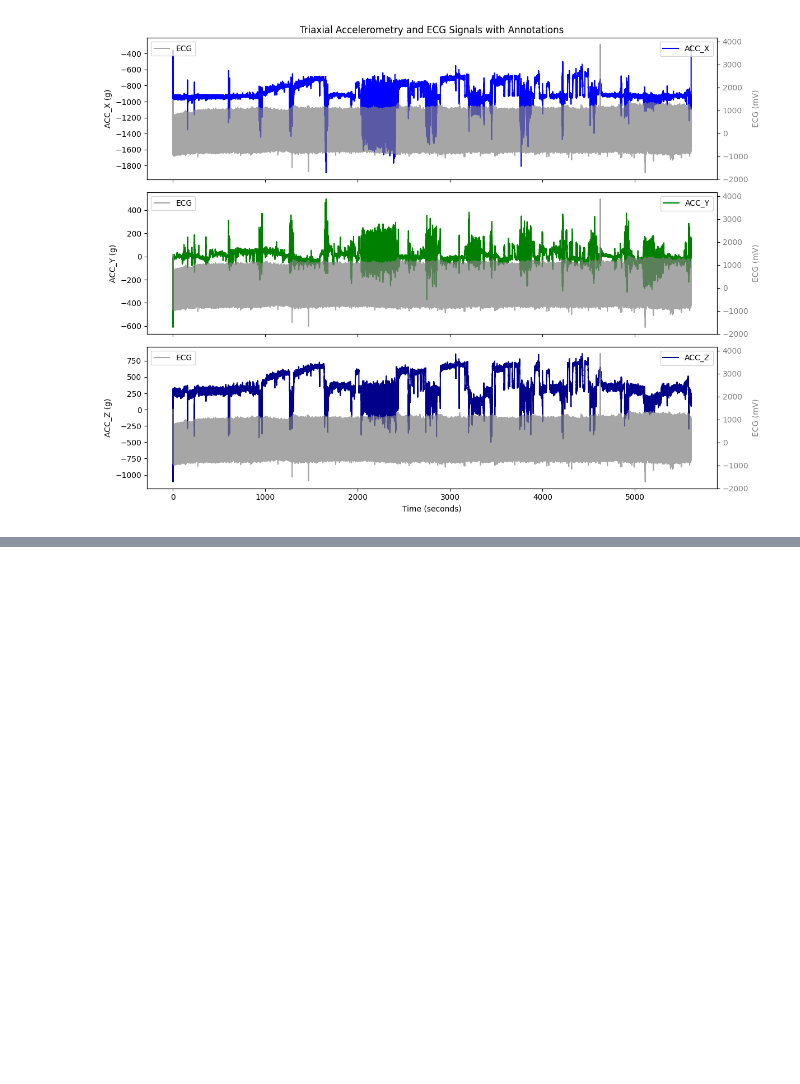
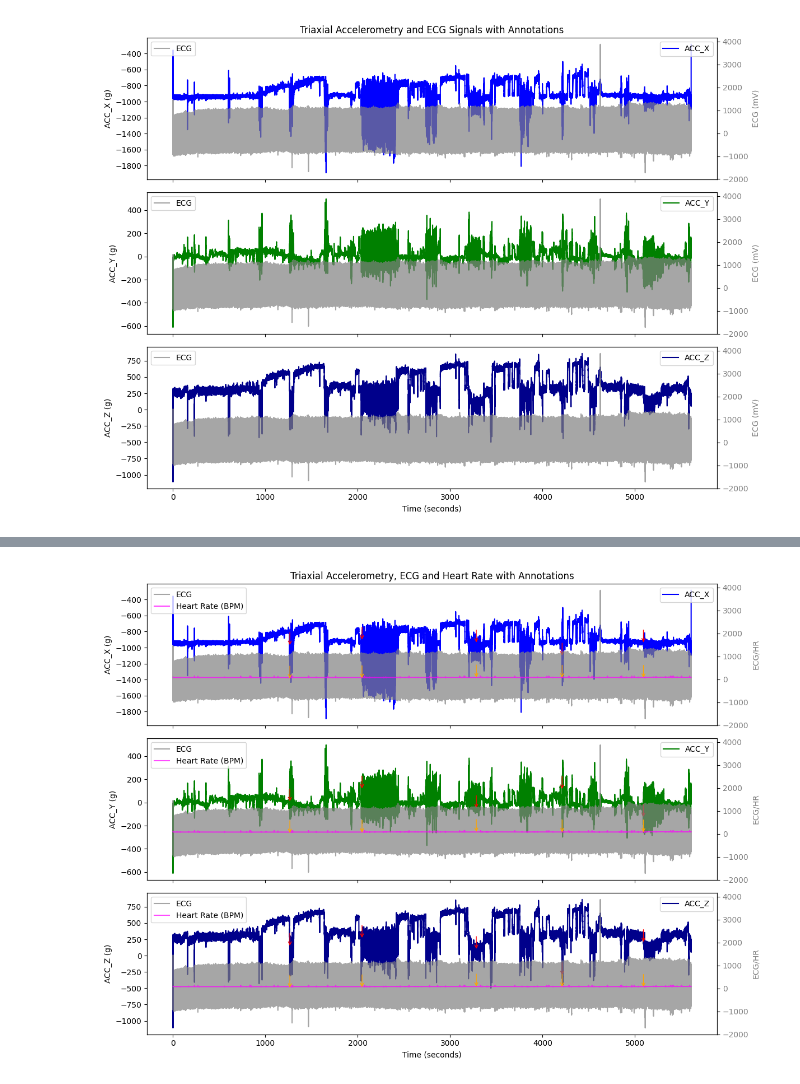
Before and after one commit to sonjababac/Data-Science-for-EWS-in-Postoperative-Care-PhD-year-1, a Jupyter notebook: Accelerometry data/EDA accelerometry_ECG.ipynb, the cells around one changed output, grey strips where cells are left out. Cells and saved outputs as stored; diff of their text form; code cells hidden in the pictures; blank space fills up the shorter version.

```diff
--- a/Accelerometry data/EDA accelerometry_ECG.ipynb
+++ b/Accelerometry data/EDA accelerometry_ECG.ipynb
@@ -250,0 +298,62 @@ plt.show()
+# %%
+# Calculating Heart Rate from ECG
+#Detect R-peaks in the ECG signal
+# Maximum expected heart rate
+max_hr = 140
+# Minimum distance between R-peaks based on the maximum heart rate
+min_distance = (60 / max_hr) * ecg_fs
+peaks, _ = find_peaks(ecg_record.p_signal[:,0], distance=min_distance)
+
+rr_intervals = np.diff(peaks) / ecg_fs  # Time between beats in seconds
+heart_rate = 60 / rr_intervals  # Heart rate in BPM
+hr_time = peaks[:-1] / ecg_fs  # Time vector for heart rate
+# %%
+# Create a figure and axes for triaxial accelerometry data
+fig, axs = plt.subplots(3, 1, figsize=(12, 9), sharex=True)
+
+# Define colors for each component
+acc_colors = ['blue', 'green', 'darkblue']
+ecg_color = 'gray'
+hr_color = 'magenta'  # Color for the heart rate line
+
+# Axis labels
+axis_labels = ['X', 'Y', 'Z']
+
+
+# Plot the X, Y, Z components of the accelerometry signal with different colors
+for i, color in enumerate(acc_colors):
+    axs[i].plot(acc_time_vector, acc_record.p_signal[:, i], label=f'ACC_{axis_labels[i]}', color=color)
+    axs[i].set_ylabel(f'ACC_{axis_labels[i]} (g)')
+
+    # Plot accelerometry annotations
+    for ann_sample in acc_annotation.sample:
+        if ann_sample < len(acc_record.p_signal):
+            axs[i].annotate('', xy=(ann_sample / acc_fs, acc_record.p_signal[ann_sample, i]), xytext=(0, 20),
+                            textcoords='offset points', arrowprops=dict(arrowstyle='->', color='red'))
+
+    axs[i].legend(loc='upper right')
+
+    # Create a second y-axis for the ECG data and heart rate
+    ax2 = axs[i].twinx()
+    ax2.plot(ecg_time_vector, ecg_record.p_signal[:, 0], label='ECG', color=ecg_color, alpha=0.7)  # Assuming ECG is single-channel
+    ax2.plot(hr_time, heart_rate, label='Heart Rate (BPM)', color=hr_color, alpha=0.7)  # Heart rate plot
+    ax2.set_ylabel('ECG/HR', color=ecg_color)
+    ax2.tick_params(axis='y', labelcolor=ecg_color)
+
+    # Plot ECG annotations
+    for ann_sample in ecg_annotation.sample:
+        if ann_sample < len(ecg_record.p_signal):
+            ax2.annotate('', xy=(ann_sample / ecg_fs, ecg_record.p_signal[ann_sample, 0]), xytext=(0, 20),
+                         textcoords='offset points', arrowprops=dict(arrowstyle='->', color='orange'))
+
+    ax2.legend(loc='upper left')
+
+# Set titles and labels
+axs[0].set_title('Triaxial Accelerometry, ECG and Heart Rate with Annotations')
+axs[-1].set_xlabel('Time (seconds)')
+
+# Adjust the layout
+plt.tight_layout()
+plt.show()
+# %% [output]
+[figure, added]
```
Also changed, not shown: parts of 7 cells of this notebook.
